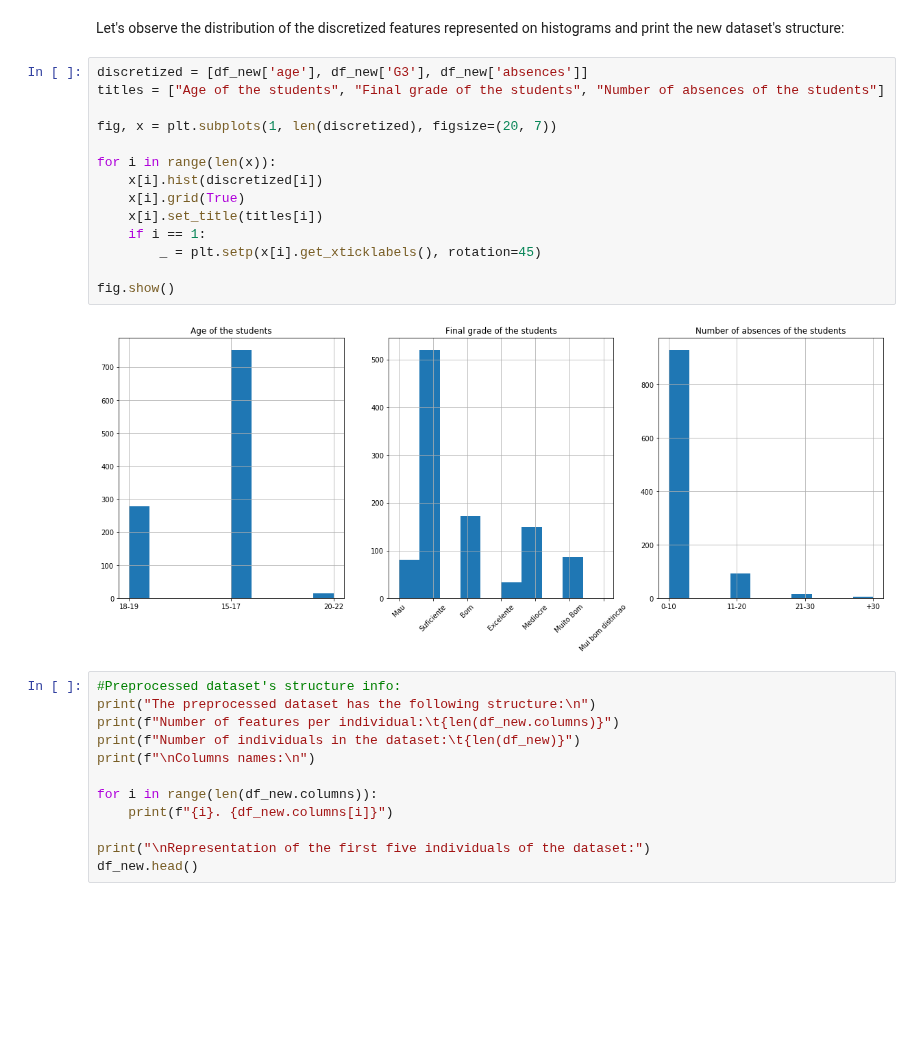
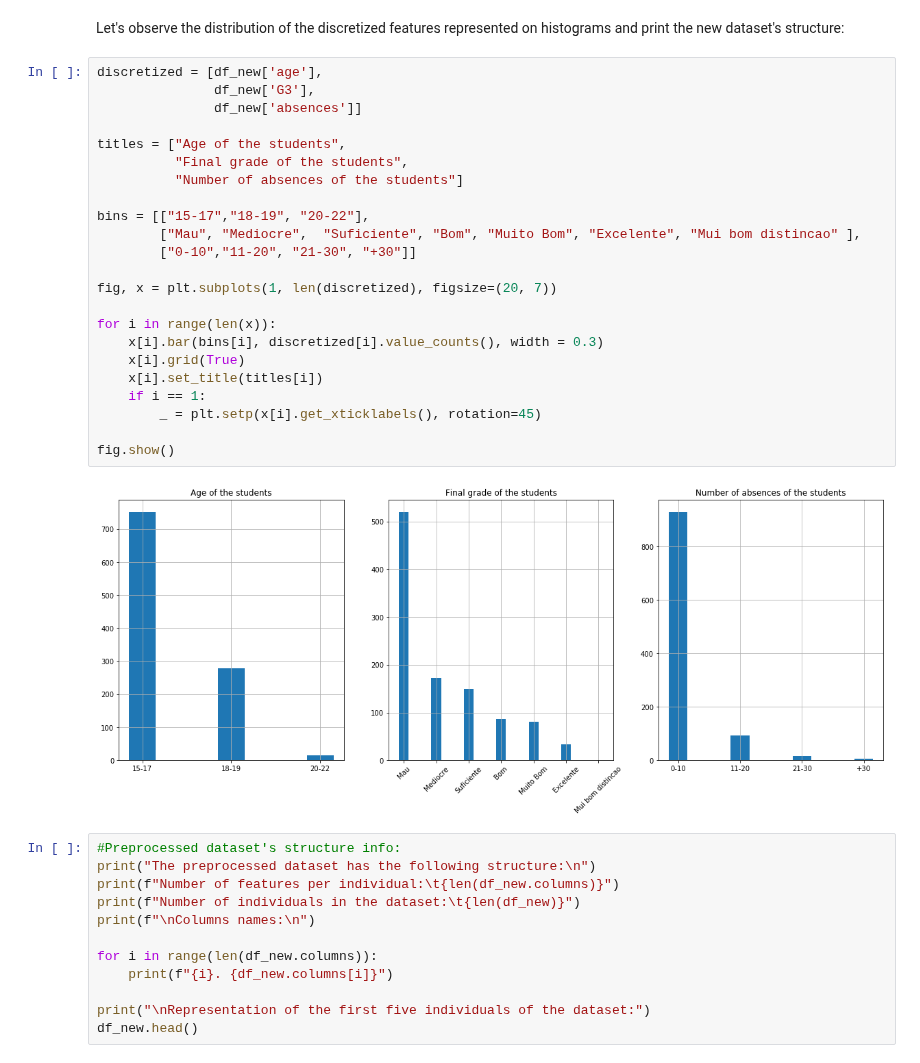
Before and after one commit to Mikalb98/StudentAnalysis-BayesianNetwork, a Jupyter notebook: Bayesian Model.ipynb, the cells around one changed output. Saved outputs shown, nothing was run; the diff lists cells and outputs as text; blank space fills up the shorter version.

```diff
--- a/Bayesian Model.ipynb
+++ b/Bayesian Model.ipynb
@@ -495,21 +380,30 @@ df_new['absences'] = df_new['absences'].astype(str)
 # %% [markdown]
 Let's observe the distribution of the discretized features represented on histograms and print the new dataset's structure:
 # %%
-discretized = [df_new['age'], df_new['G3'], df_new['absences']]
-titles = ["Age of the students", "Final grade of the students", "Number of absences of the students"]
+discretized = [df_new['age'],
+               df_new['G3'],
+               df_new['absences']]
+
+titles = ["Age of the students",
+          "Final grade of the students",
+          "Number of absences of the students"]
+
+bins = [["15-17","18-19", "20-22"],
+        ["Mau", "Mediocre",  "Suficiente", "Bom", "Muito Bom", "Excelente", "Mui bom distincao" ],
+        ["0-10","11-20", "21-30", "+30"]]
 
 fig, x = plt.subplots(1, len(discretized), figsize=(20, 7))
 
 for i in range(len(x)):
-    x[i].hist(discretized[i])
+    x[i].bar(bins[i], discretized[i].value_counts(), width = 0.3)
     x[i].grid(True)
     x[i].set_title(titles[i])
     if i == 1:
         _ = plt.setp(x[i].get_xticklabels(), rotation=45)
 
 fig.show()
 # %% [output]
-[figure, old version]
+[figure, new version]
 # %%
 #Preprocessed dataset's structure info:
 print("The preprocessed dataset has the following structure:\n")
```
Also changed, not shown: parts of 44 cells of this notebook.
